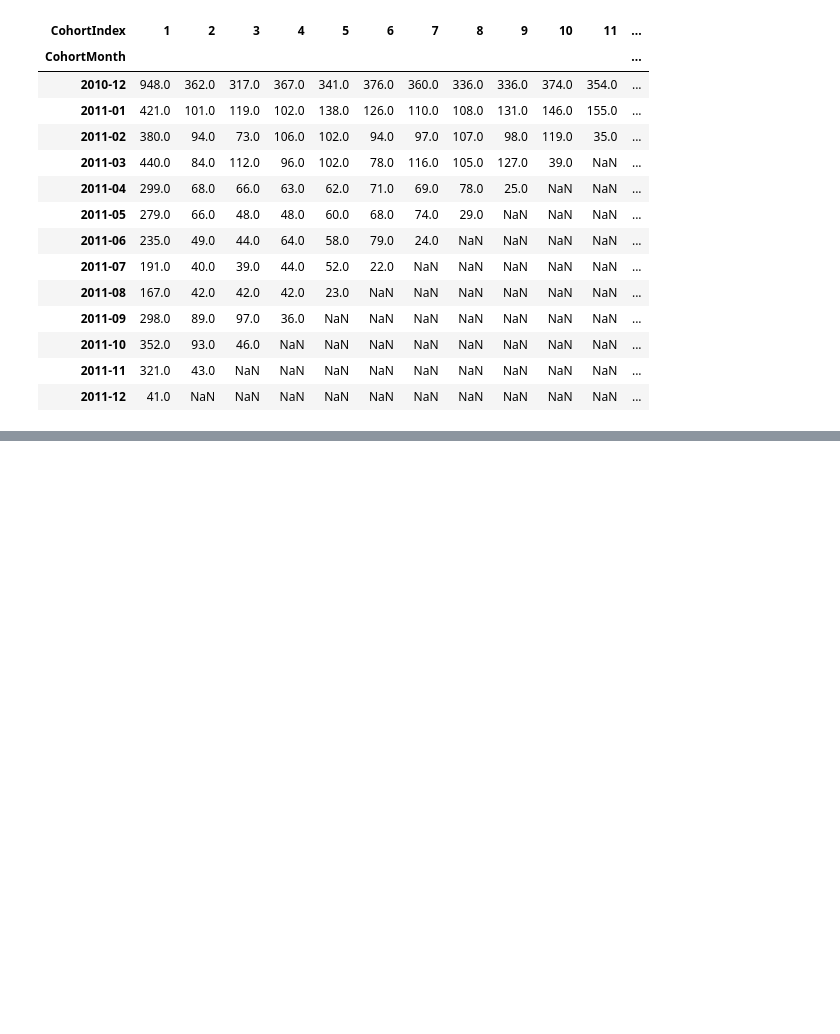
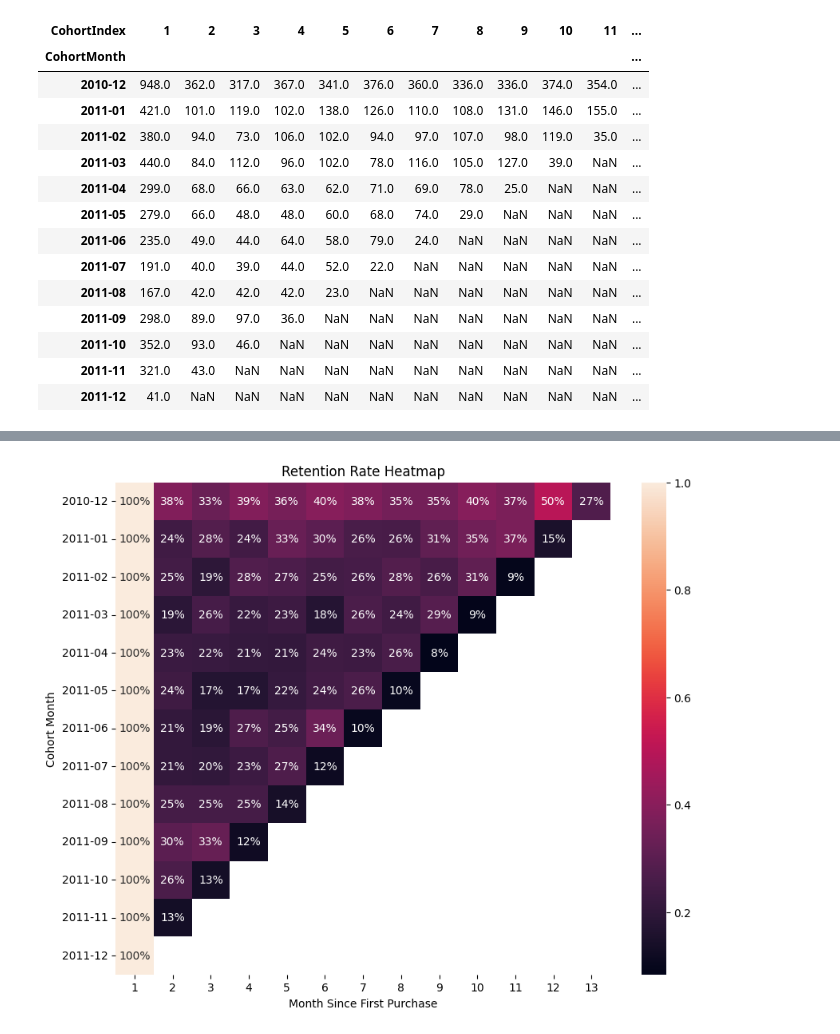
Before and after one commit to Kazeem-Bello/Customer-Rentention-and-Cohort-Analysis, a Jupyter notebook: main.ipynb, the cells around one changed output, grey strips where cells are left out. Drawn from its saved outputs; the diff is of its cells as text; code cells hidden in the pictures; blank space fills up the shorter version.

```diff
--- a/main.ipynb
+++ b/main.ipynb
@@ -260,3 +260,6 @@ cohort_table
 | 2011-10 | 352.0 | 93.0 | 46.0 | NaN | NaN | NaN | NaN | NaN | NaN | NaN | NaN | ... |
 | 2011-11 | 321.0 | 43.0 | NaN | NaN | NaN | NaN | NaN | NaN | NaN | NaN | NaN | ... |
 | 2011-12 | 41.0 | NaN | NaN | NaN | NaN | NaN | NaN | NaN | NaN | NaN | NaN | ... |
+# %%
+cohort_size = cohort_table.iloc[:,0]
+retention_table = cohort_table.divide(cohort_size, axis = 0).round(3)
@@ -262,0 +284,9 @@ cohort_table
+# %%
+plt.figure(figsize = (10, 8))
+sns.heatmap(retention_table, annot = True, fmt = ".0%")
+plt.title("Retention Rate Heatmap")
+plt.xlabel("Month Since First Purchase")
+plt.ylabel("Cohort Month")
+plt.show()
+# %% [output]
+[figure, added]
```
Also changed, not shown: parts of 5 cells of this notebook, 1 other file.
